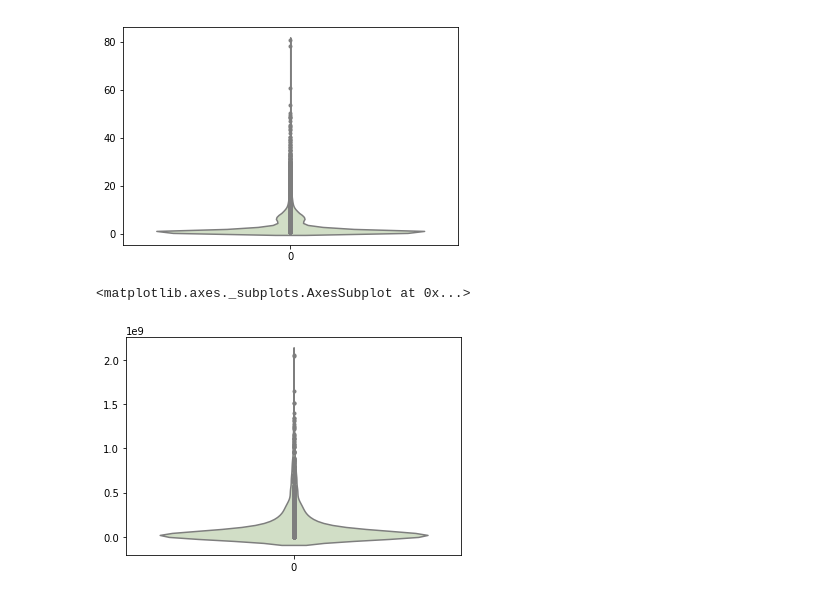
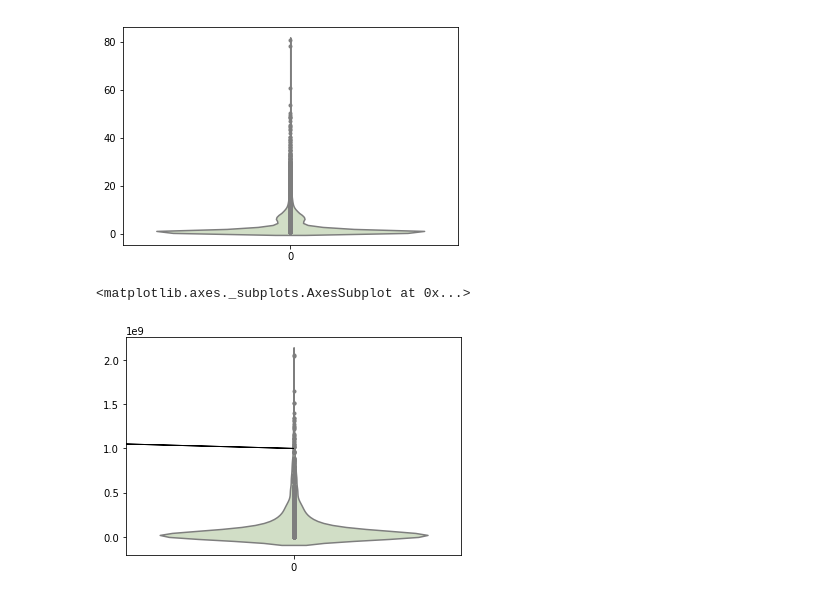
Before and after one commit to nateej1/Movie-Industry-Analysis-Exercise, a Jupyter notebook: Exploring_Draft_Clean_Data_NJ.ipynb, the cells around one changed output. Saved outputs shown, nothing was run; the diff lists cells and outputs as text; code cells hidden in the pictures.

```diff
--- a/Exploring_Draft_Clean_Data_NJ.ipynb
+++ b/Exploring_Draft_Clean_Data_NJ.ipynb
@@ -131,5 +136,6 @@ sns.violinplot(data=df['popularity'], palette=pal, inner="points")
 # %%
+p.arrow(0, 1e9, -10.0, 1e9, fc="k", ec="k", head_width=1, head_length=1)
 sns.violinplot(data=df['worldwide_gross'], palette=pal, inner="points")
 # %% [output]
 <matplotlib.axes._subplots.AxesSubplot at 0x...>
-[figure, old version]
+[figure, new version]
```
Also changed, not shown: parts of 14 cells of this notebook, 1 other file.
